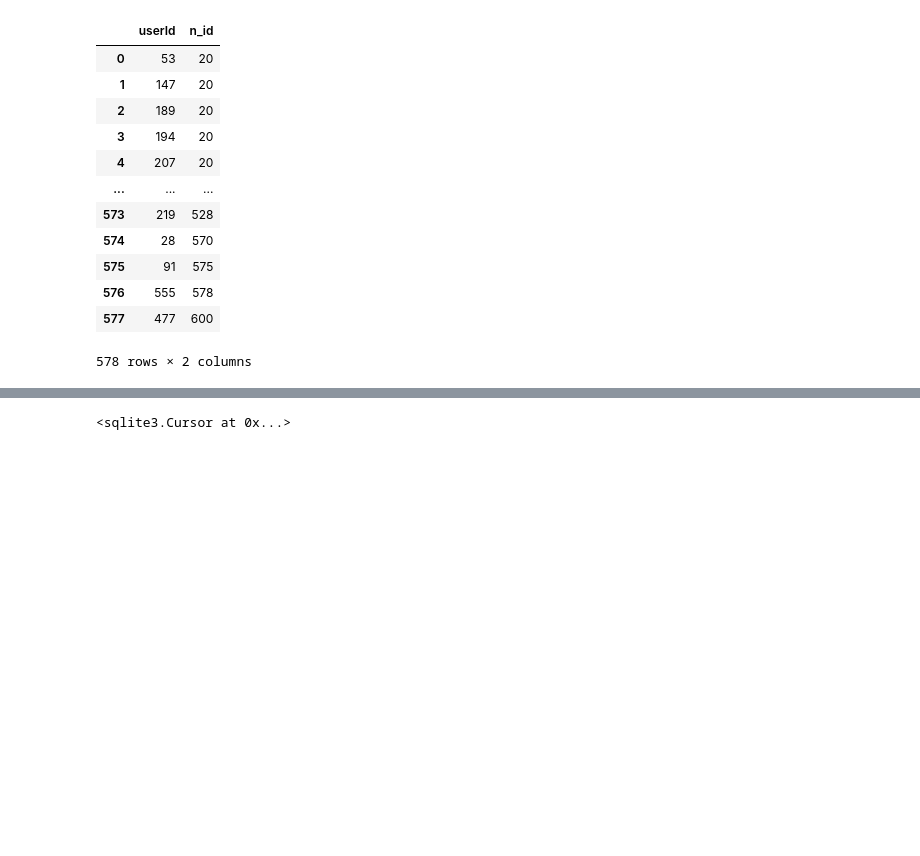
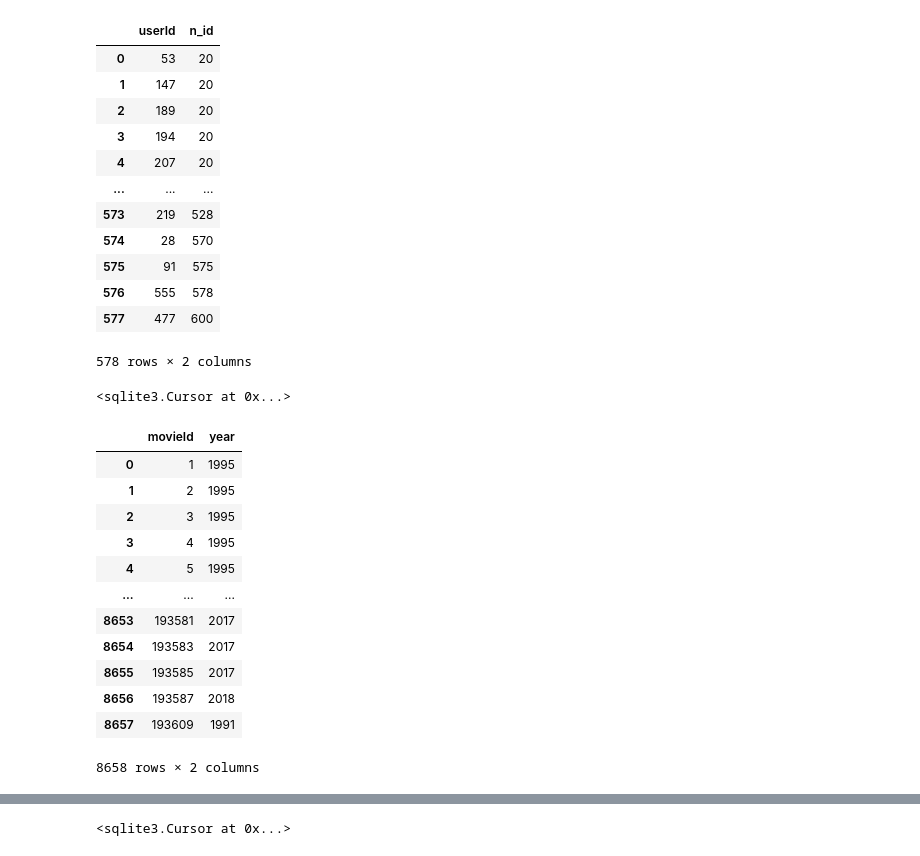
Before and after one commit to Estebanarci2/Marketing-analitica3, a Jupyter notebook: A)LIMPIEZA_Y_TRANSF_.ipynb, the cells around one changed output, grey strips where cells are left out. Cells and saved outputs as stored; diff of their text form; code cells hidden in the pictures; blank space fills up the shorter version.

```diff
--- a/A)LIMPIEZA_Y_TRANSF_.ipynb
+++ b/A)LIMPIEZA_Y_TRANSF_.ipynb
@@ -157,3 +158,36 @@ pd.read_sql_query("SELECT * FROM usuarios_sel", conn)
 | 576 | 555 | 578 |
 | 577 | 477 | 600 |
 578 rows × 2 columns
+# %%
+# Eliminamos la tabla si existe
+cur.execute("DROP TABLE IF EXISTS year")
+
+# Creamos la tabla year
+cur.execute("""
+    CREATE TABLE year AS
+    SELECT movieId, SUBSTR(title, INSTR(title, '(') + 1, INSTR(title, ')') - INSTR(title, '(') - 1) AS year
+    FROM movies
+    WHERE SUBSTR(title, INSTR(title, '(') + 1, 1) IN ('1', '2')
+
+
+""")
+# %% [output]
+<sqlite3.Cursor at 0x...>
+# %%
+year = pd.read_sql_query("SELECT * FROM year", conn)
+# %%
+year
+# %% [output]
+|  | movieId | year |
+| 0 | 1 | 1995 |
+| 1 | 2 | 1995 |
+| 2 | 3 | 1995 |
+| 3 | 4 | 1995 |
+| 4 | 5 | 1995 |
+| ... | ... | ... |
+| 8653 | 193581 | 2017 |
+| 8654 | 193583 | 2017 |
+| 8655 | 193585 | 2017 |
+| 8656 | 193587 | 2018 |
+| 8657 | 193609 | 1991 |
+8658 rows × 2 columns
```
Also changed, not shown: parts of 4 cells of this notebook.
